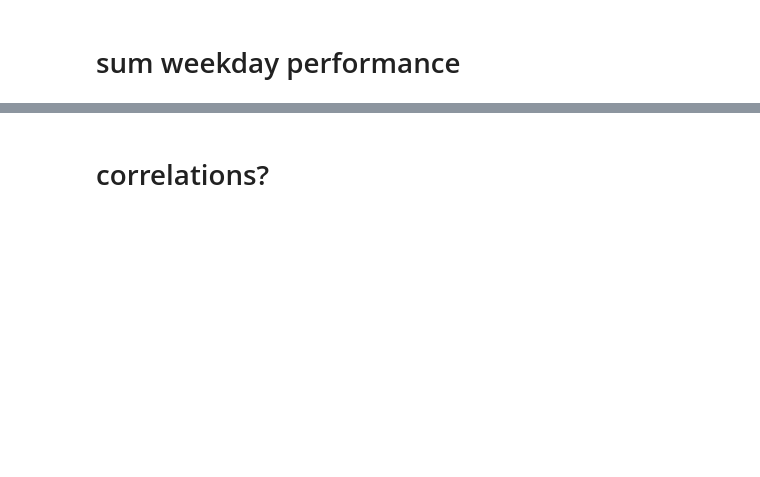
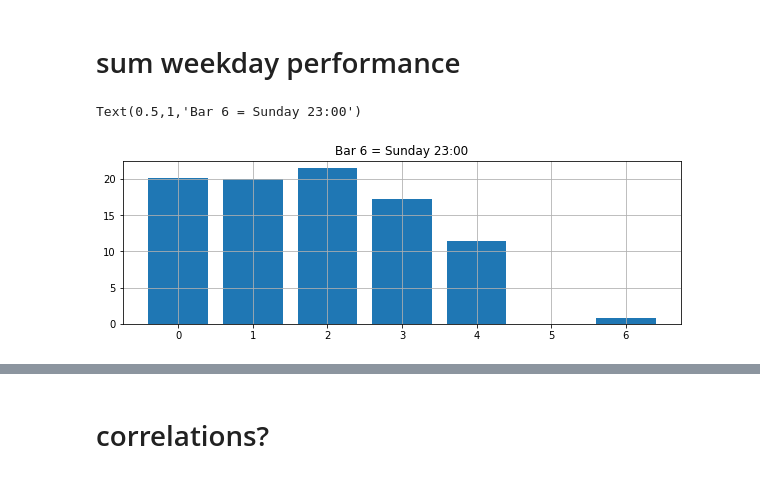
Before and after one commit to profiler84/algotrading, a Jupyter notebook: Forex.ipynb, the cells around one changed output, grey strips where cells are left out. Drawn from its saved outputs; the diff is of its cells as text; code cells hidden in the pictures; blank space fills up the shorter version.

```diff
--- a/Forex.ipynb
+++ b/Forex.ipynb
@@ -465,16 +476,3 @@ cols = ['TSI','ATR','KF','KST','HIGHESTHIGH','LOWESTLOW','TRADINGRANGE','MOMENTU
 #EURUSD_1H = feature_engineering_statistics(EURUSD_1H,cols)
 # %% [markdown]
 # plot example for wave trend
-# %%
-start = EURUSD_1H.index.searchsorted(datetime.datetime(2015, 1, 1))
-end = EURUSD_1H.index.searchsorted(datetime.datetime(2015, 4, 2))
-
-EURUSD_temp =EURUSD_1H.iloc[start:end]
-plt.subplot(211)
-plt.grid(True)
-plt.plot(EURUSD_temp['CLOSE'])
-plt.subplot(212)
-plt.rc("figure",figsize=(36,15))
-plt.plot(EURUSD_temp['WT1'])
-plt.plot(EURUSD_temp['WT2'],linestyle =':')
-plt.grid(True)
@@ -542,0 +645,9 @@ data_merged.groupby(['Weekday'])['pct_change'].sum()
+# %%
+bars = data_merged.groupby(['Weekday'])['pct_change'].sum()
+plt.rc("figure",figsize=(10,3))
+plt.bar(bars.index,bars)
+plt.grid()
+plt.title('Bar 6 = Sunday 23:00')
+# %% [output]
+Text(0.5,1,'Bar 6 = Sunday 23:00')
+[figure, added]
```
Also changed, not shown: parts of 46 cells of this notebook.
